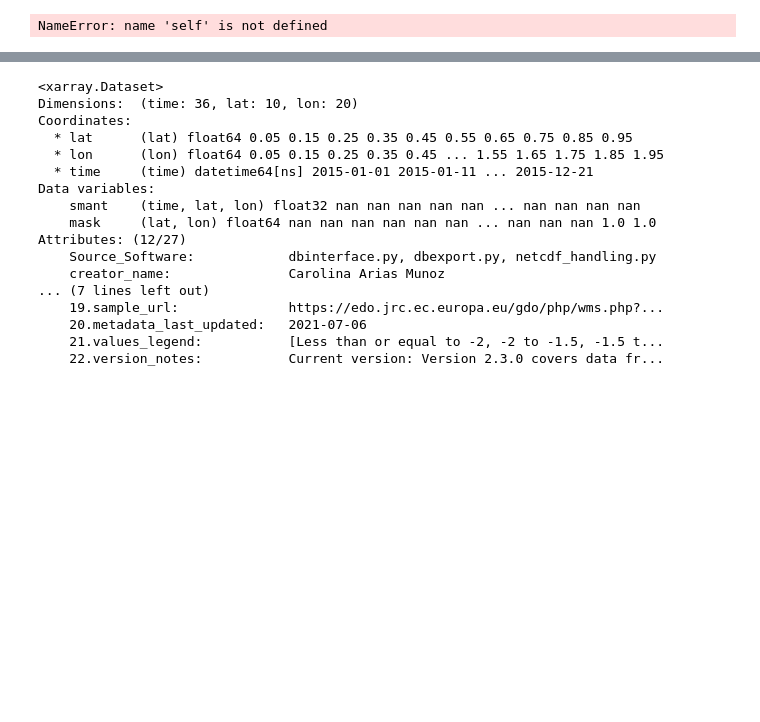
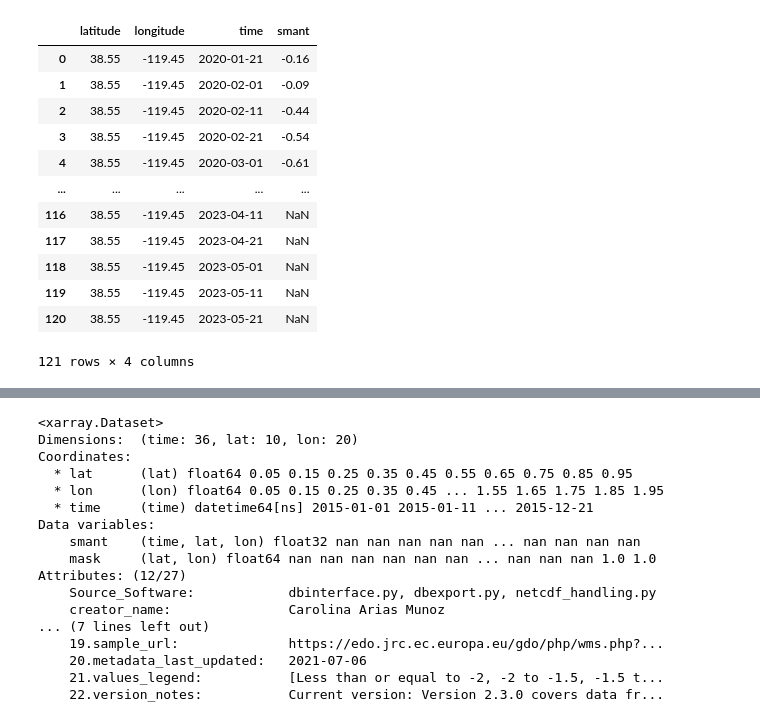
Before and after one commit to pixalytics-ltd/Climate-drought, a Jupyter notebook: test_cdi.ipynb, the cells around one changed output, grey strips where cells are left out. Saved outputs shown, nothing was run; the diff lists cells and outputs as text; code cells hidden in the pictures; blank space fills up the shorter version.

```diff
--- a/test_cdi.ipynb
+++ b/test_cdi.ipynb
@@ -147,4 +24,4 @@ plt.contourf(test.smant.isel(time=0))
 # %%
-sma = dri.SMA_GDO(cf,aa)
-sma.download()
+sma_pt = dri.SMA_GDO(cf,aa_pt)
+sma_pt.download()
 # %% [output]
@@ -164,6 +41,16 @@ ds = sma.load_and_trim()
-# %%
-df = ds.to_dataframe()
-time_months = pd.date_range(aa.start_date,aa.end_date,freq='1MS')
-df = utils.fill_gaps(time_months,df)
-# %% [output]
-NameError: name 'self' is not defined
+# %%
+sma_pt.process()
+# %% [output]
+|  | latitude | longitude | time | smant |
+| 0 | 38.55 | -119.45 | 2020-01-21 | -0.16 |
+| 1 | 38.55 | -119.45 | 2020-02-01 | -0.09 |
+| 2 | 38.55 | -119.45 | 2020-02-11 | -0.44 |
+| 3 | 38.55 | -119.45 | 2020-02-21 | -0.54 |
+| 4 | 38.55 | -119.45 | 2020-03-01 | -0.61 |
+| ... | ... | ... | ... | ... |
+| 116 | 38.55 | -119.45 | 2023-04-11 | NaN |
+| 117 | 38.55 | -119.45 | 2023-04-21 | NaN |
+| 118 | 38.55 | -119.45 | 2023-05-01 | NaN |
+| 119 | 38.55 | -119.45 | 2023-05-11 | NaN |
+| 120 | 38.55 | -119.45 | 2023-05-21 | NaN |
+121 rows × 4 columns
```
Also changed, not shown: parts of 28 cells of this notebook, 1 other file.
